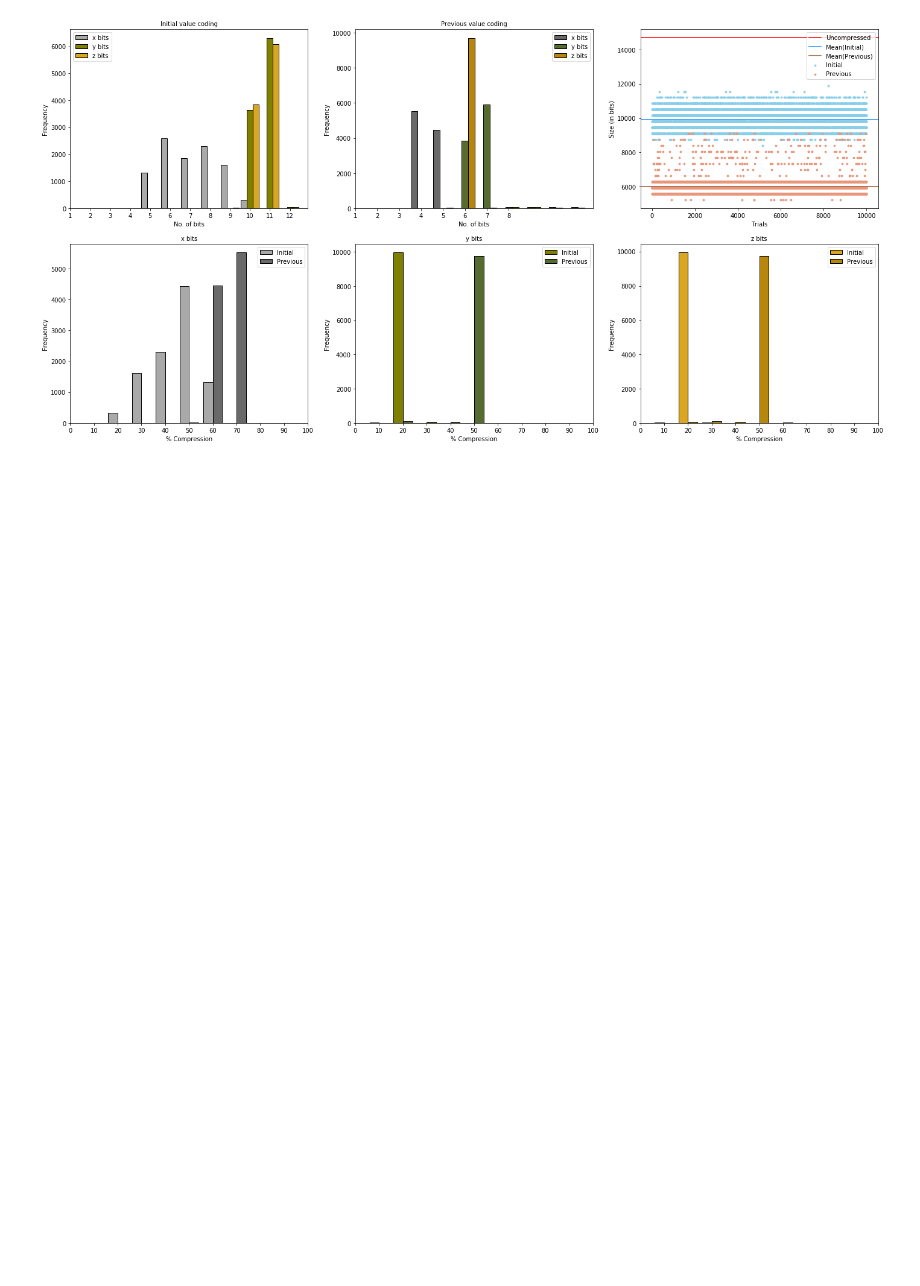
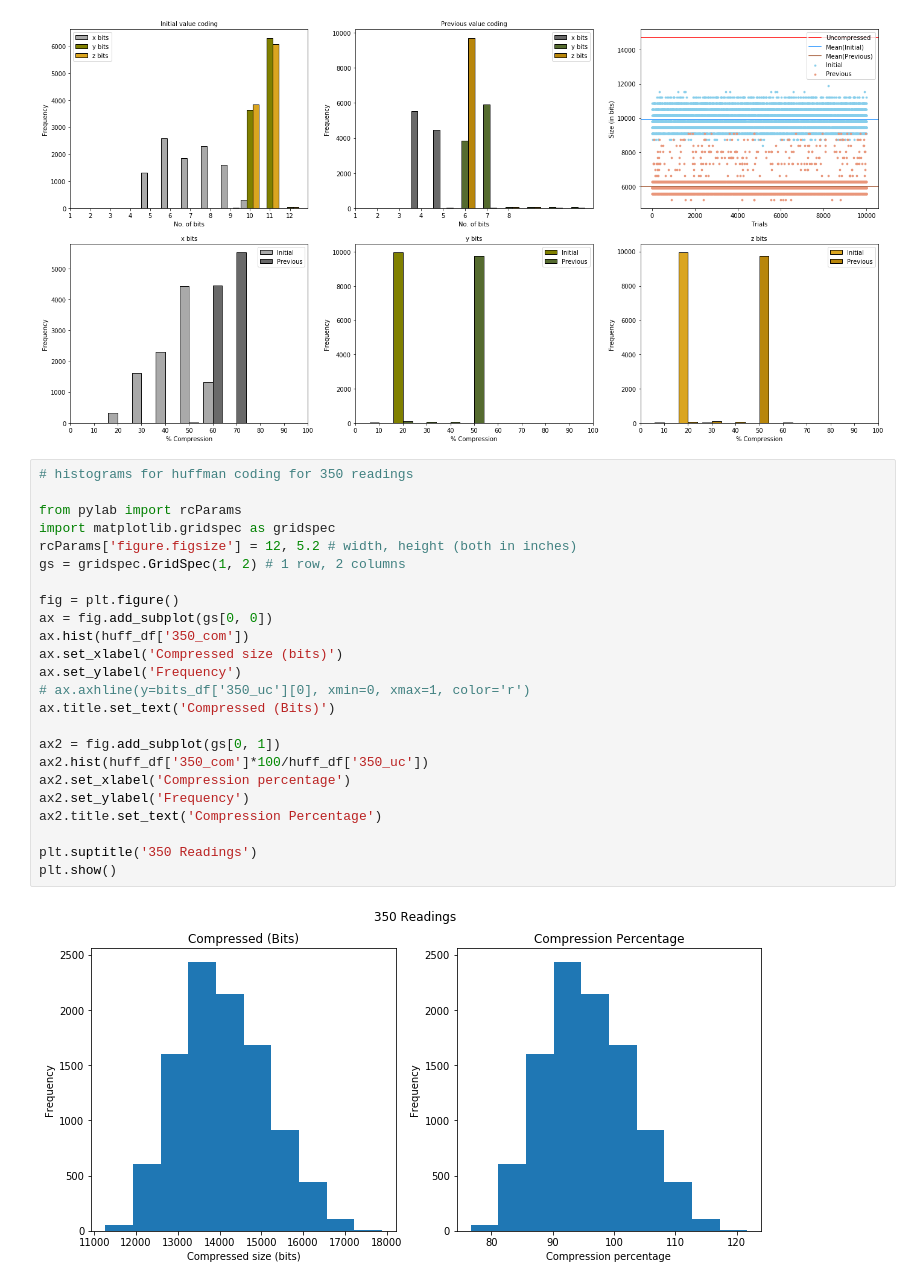
Before and after one commit to parth2480/data_compression, a Jupyter notebook: more_trials.ipynb, the cells around one changed output. Saved outputs shown, nothing was run; the diff lists cells and outputs as text; blank space fills up the shorter version.

```diff
--- a/more_trials.ipynb
+++ b/more_trials.ipynb
@@ -2520,3 +2520,29 @@ def plot2(single=False):
 plot1()
 # %% [output]
 [figure]
+# %%
+# histograms for huffman coding for 350 readings
+
+from pylab import rcParams
+import matplotlib.gridspec as gridspec
+rcParams['figure.figsize'] = 12, 5.2 # width, height (both in inches)
+gs = gridspec.GridSpec(1, 2) # 1 row, 2 columns
+
+fig = plt.figure()
+ax = fig.add_subplot(gs[0, 0])
+ax.hist(huff_df['350_com'])
+ax.set_xlabel('Compressed size (bits)')
+ax.set_ylabel('Frequency')
+# ax.axhline(y=bits_df['350_uc'][0], xmin=0, xmax=1, color='r')
+ax.title.set_text('Compressed (Bits)')
+
+ax2 = fig.add_subplot(gs[0, 1])
+ax2.hist(huff_df['350_com']*100/huff_df['350_uc'])
+ax2.set_xlabel('Compression percentage')
+ax2.set_ylabel('Frequency')
+ax2.title.set_text('Compression Percentage')
+
+plt.suptitle('350 Readings')
+plt.show()
+# %% [output]
+[figure, added]
```
Also changed, not shown: parts of 3 cells of this notebook, 1 other file.
